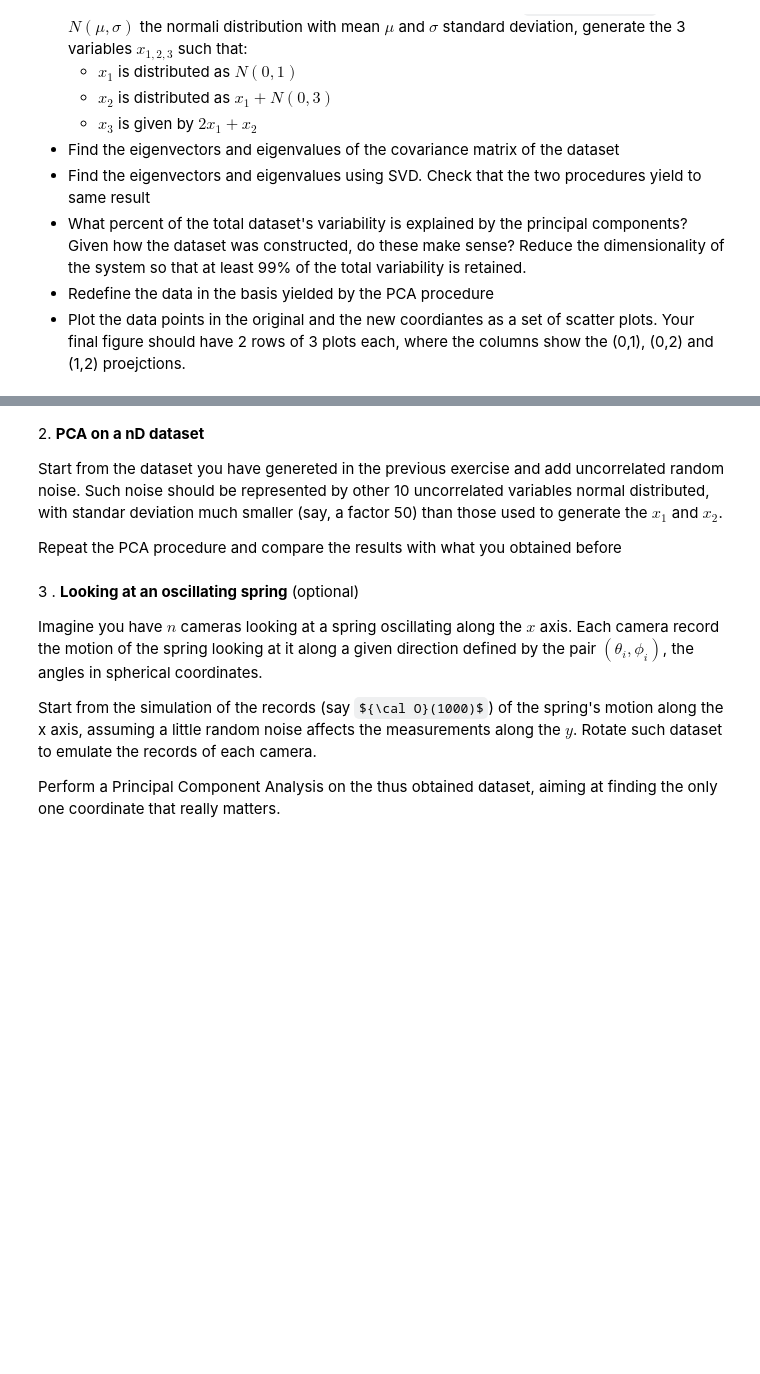
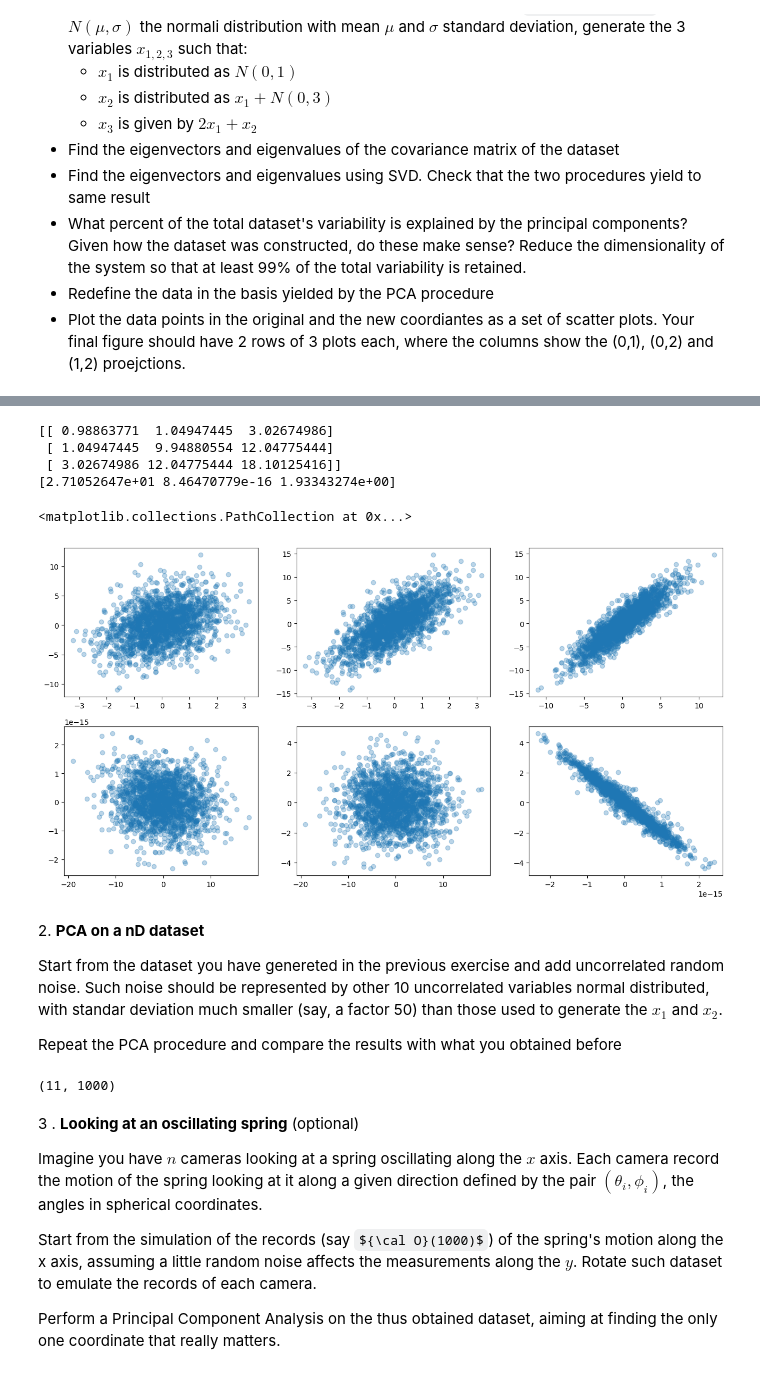
Before and after one commit to FrancescoLR02/LaboratoryOfComputationalPhysics_Y7, a Jupyter notebook: 08ex_LinearAlgebra.ipynb, the cells around one changed output, grey strips where cells are left out. Drawn from its saved outputs; the diff is of its cells as text; code cells hidden in the pictures; some formulas as TeX source; blank space fills up the shorter version.

```diff
--- a/08ex_LinearAlgebra.ipynb
+++ b/08ex_LinearAlgebra.ipynb
@@ -14,10 +14,13 @@
 import numpy as np
 import pandas as pd
 from scipy import linalg as la
+import matplotlib.pyplot as plt
 
 
-N = 1_000
+N = 2_000
 
 x1 = np.random.normal(0, 1, N)
 x2= x1 + np.random.normal(0, 3, N)
 x3 = 2*x1 + x2
+
+x = np.array([x1, x2, x3])
@@ -43,9 +27,75 @@ array([ 3.45104956e+03+0.00000000e+00j,  9.26377404e+02+0.00000000e+00j,
+# %%
+#! IMPORTANTE!!
+
+CovMatrix = np.cov(x)
+
+print(CovMatrix)
+
+#Using normal method
+eigenVal, eigenVec = la.eig(CovMatrix)
+
+print(np.real(eigenVal))
+
+#Using SVD
+U, D, V = la.svd(CovMatrix)
+
+#eigenVal and D (spectrum) are actually the same, but the second and third eigenvector are switched, so "np.istrue" doesn't work.
+
+#Is explained by the PCA two third of the dataset, since the second eigenvalue is very small
+
+#redefining the basis
+ScaleFactor = 2
+xProjecton = np.dot(eigenVec.T, x)
+
+fig, ax = plt.subplots(2, 3, figsize = (16, 8))
+
+axs = ax[0][0]
+axs.scatter(x[0, :], x[1, :], alpha = 0.3)
+
+
+axs = ax[0][1]
+axs.scatter(x[0, :], x[2, :], alpha = 0.3)
+
+axs = ax[0][2]
+axs.scatter(x[1, :], x[2, :], alpha = 0.3)
+
+
+axs = ax[1][0]
+axs.scatter(xProjecton[0, :], xProjecton[1, :], alpha = 0.3)
+
+axs = ax[1][1]
+axs.scatter(xProjecton[0, :], xProjecton[2, :], alpha = 0.3)
+
+axs = ax[1][2]
+axs.scatter(xProjecton[1, :], xProjecton[2, :], alpha = 0.3)
+# %% [output]
+[[ 0.98863771  1.04947445  3.02674986]
+ [ 1.04947445  9.94880554 12.04775444]
+ [ 3.02674986 12.04775444 18.10125416]]
+[2.71052647e+01 8.46470779e-16 1.93343274e+00]
+<matplotlib.collections.PathCollection at 0x...>
+[figure, added]
 # %% [markdown]
 2\. **PCA on a nD dataset**
 
 Start from the dataset you have genereted in the previous exercise and add uncorrelated random noise. Such noise should be represented by other 10 uncorrelated variables normal distributed, with standar deviation much smaller (say, a factor 50) than those used to generate the $x_1$ and $x_2$.
 
 Repeat the PCA procedure and compare the results with what you obtained before
+# %%
+Noise = []
+
+for i in range(10):
+   mu = 0
+   sigma = np.random.uniform(1/50, 3/50)
+   x = np.random.normal(mu, sigma, N)
+   Noise.append(x)
+
+
+xNoise = np.vstack((x, np.array(Noise)))
+
+xNoise.shape
+# %% [output]
+(11, 1000)
 # %% [markdown]
 3 \. **Looking at an oscillating spring** (optional)
 
```
Also changed, not shown: parts of 1 cell of this notebook, 1 other file.
